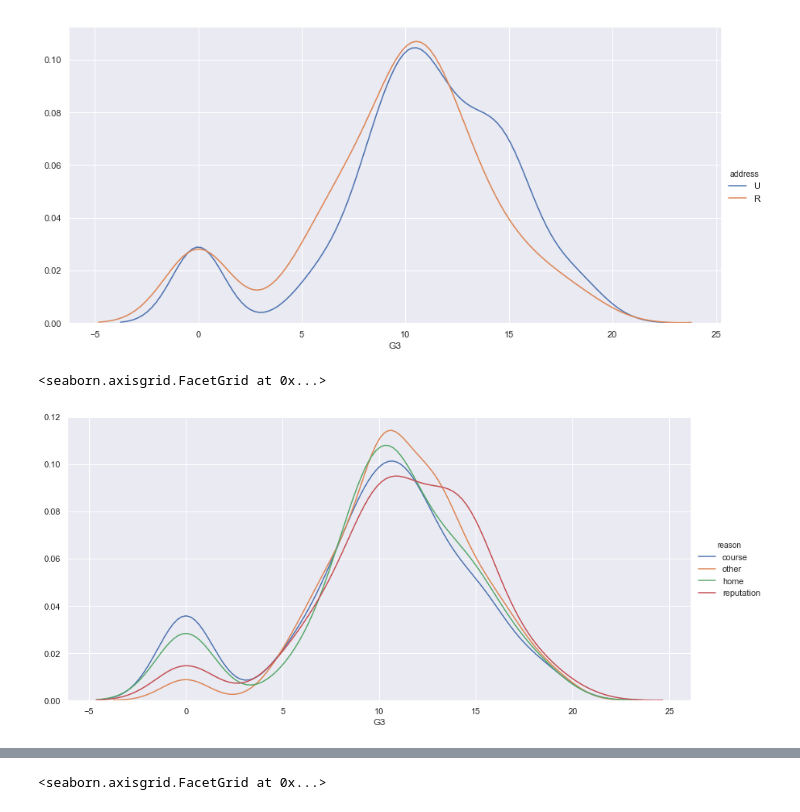
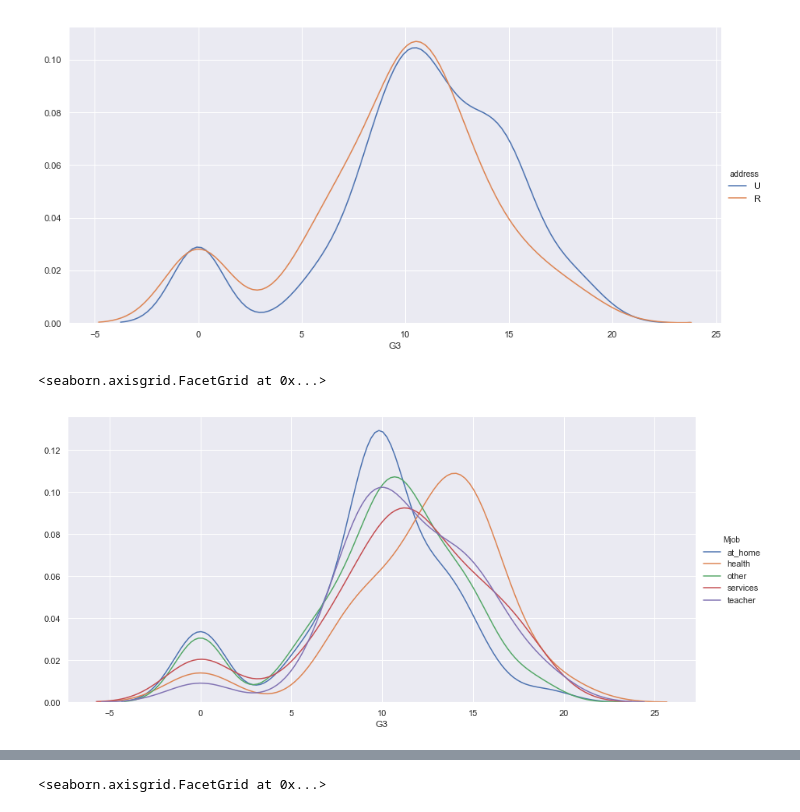
Before and after one commit to nguyenkhacbaoanh/EDA-Portuguese-school, a Jupyter notebook: EDA-Portuguese-Schools-Success.ipynb, the cells around one changed output, grey strips where cells are left out. Saved outputs shown, nothing was run; the diff lists cells and outputs as text; code cells hidden in the pictures.

```diff
--- a/EDA-Portuguese-Schools-Success.ipynb
+++ b/EDA-Portuguese-Schools-Success.ipynb
@@ -240,9 +242,9 @@ g.add_legend()
 <seaborn.axisgrid.FacetGrid at 0x...>
 [figure]
 # %%
-g = sns.FacetGrid(df, hue='reason', height=6, aspect=2)
+g = sns.FacetGrid(df, hue='Mjob', height=6, aspect=2)
 g.map(sns.kdeplot,'G3')
 g.add_legend()
 # %% [output]
 <seaborn.axisgrid.FacetGrid at 0x...>
-[figure, old version]
+[figure, new version]
```
Also changed, not shown: parts of 23 cells of this notebook.
